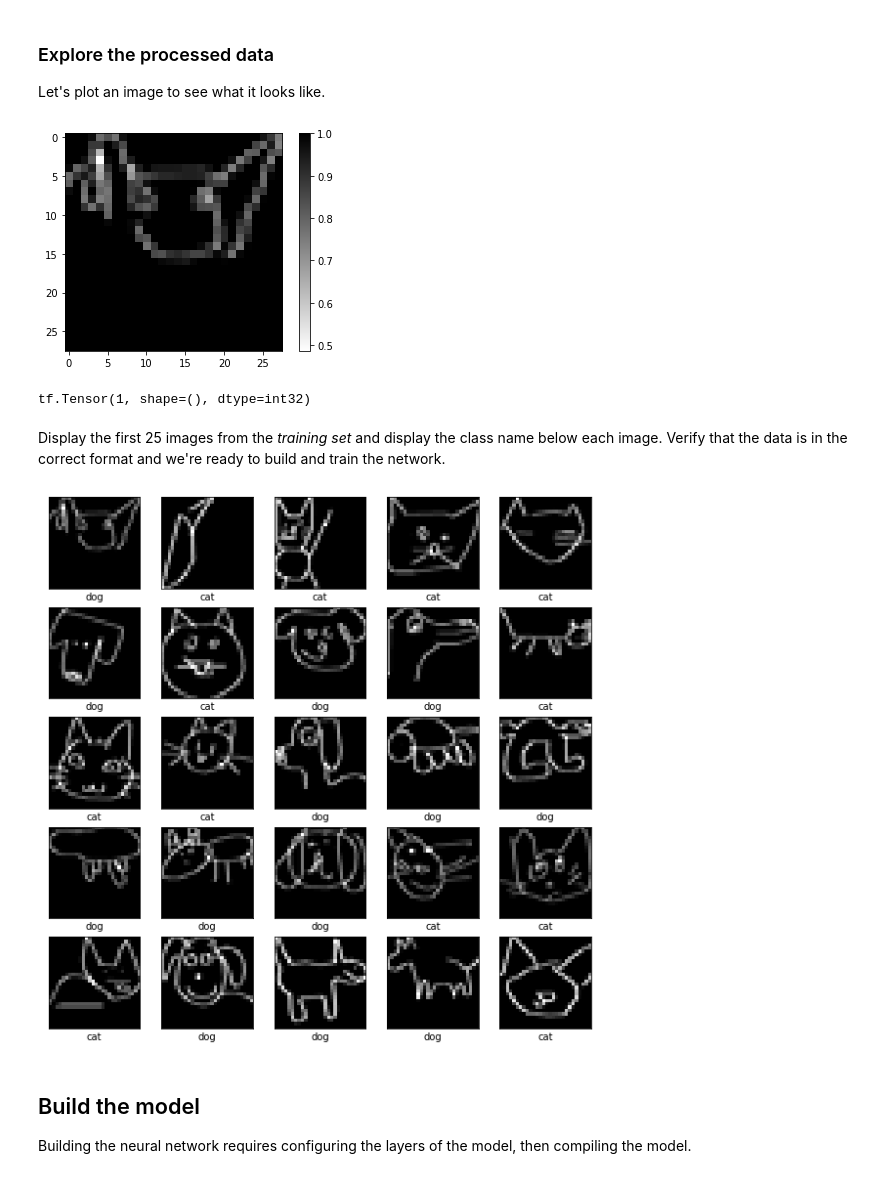
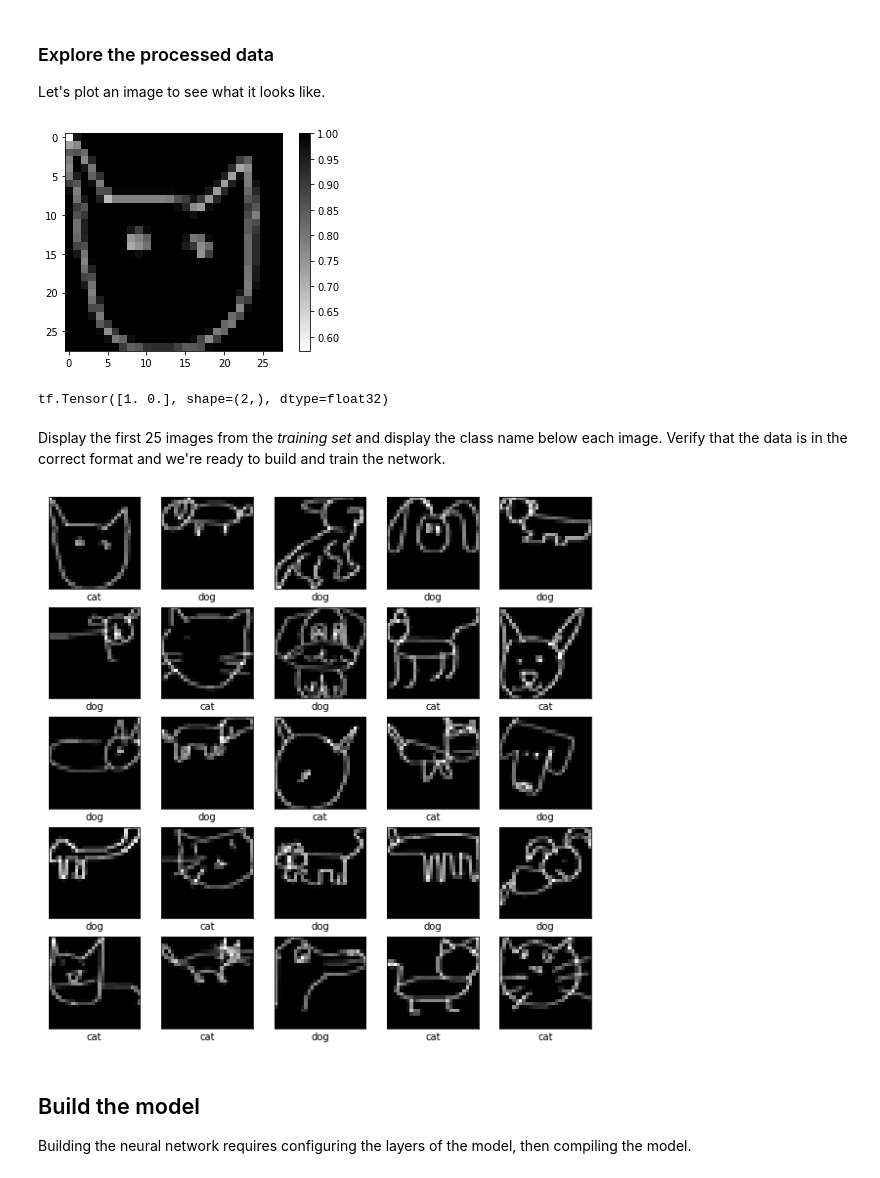
Before and after one commit to ronaldleung1/intro-to-tensorflow, a Jupyter notebook: quickdraw_cats_vs_dogs.ipynb, the cells around one changed output. Drawn from its saved outputs; the diff is of its cells as text; code cells hidden in the pictures.

```diff
--- a/quickdraw_cats_vs_dogs.ipynb
+++ b/quickdraw_cats_vs_dogs.ipynb
@@ -196,5 +199,14 @@ for i in range(len(qd.loaded_drawings)):
   class_names.append(qd.loaded_drawings[i])
 
 print("Class names: {}".format(class_names))
+
+indices = [0, 1]
+C = tf.constant(2, name = "C")
+
+one_hot_matrix = tf.one_hot(
+	indices, C, on_value = 1.0, off_value = 0.0, axis =-1)
+
+# output is of dimension 5 x 5
+print(one_hot_matrix)
 # %% [output]
 Class names: ['cat', 'dog']
@@ -222,8 +237,8 @@ def normalize(drawing):
   drawing /= 255
   return drawing
 def label_drawing(label):
-  # assigns index for labelling - 0 for cat, 1 for dog
-  index = class_names.index(label.name)
+  # assigns index from one-hot matrix for labeling - [1,0] for cat, [0,1] for dog
+  index = one_hot_matrix[class_names.index(label.name)]
   return index
 
 # The map function applies the normalize function to each element in the train
@@ -259,23 +274,24 @@ plt.grid(False)
 plt.show()
 print(label)
 # %% [output]
-[figure, old version]
+[figure, new version]
-tf.Tensor(1, shape=(), dtype=int32)
+tf.Tensor([1. 0.], shape=(2,), dtype=float32)
 # %% [markdown]
 Display the first 25 images from the *training set* and display the class name below each image. Verify that the data is in the correct format and we're ready to build and train the network.
 # %%
 plt.figure(figsize=(10,10))
 for i, (image, label) in enumerate(test_dataset.take(25)):
     image = image.numpy().reshape((28,28))
     plt.subplot(5,5,i+1)
     plt.xticks([])
     plt.yticks([])
     plt.grid(False)
     plt.imshow(image, cmap=plt.cm.binary)
-    plt.xlabel(list(class_names)[label])
+    # really stupid way to convert tensorflow matrix to numpy array to list (where 0 is cat and 1 is dog)
+    plt.xlabel(list(class_names)[one_hot_matrix.numpy().tolist().index(label.numpy().tolist())])
 plt.show()
 # %% [output]
-[figure, old version]
+[figure, new version]
 # %% [markdown]
 ## Build the model
 
```
Also changed, not shown: parts of 3 cells of this notebook.
